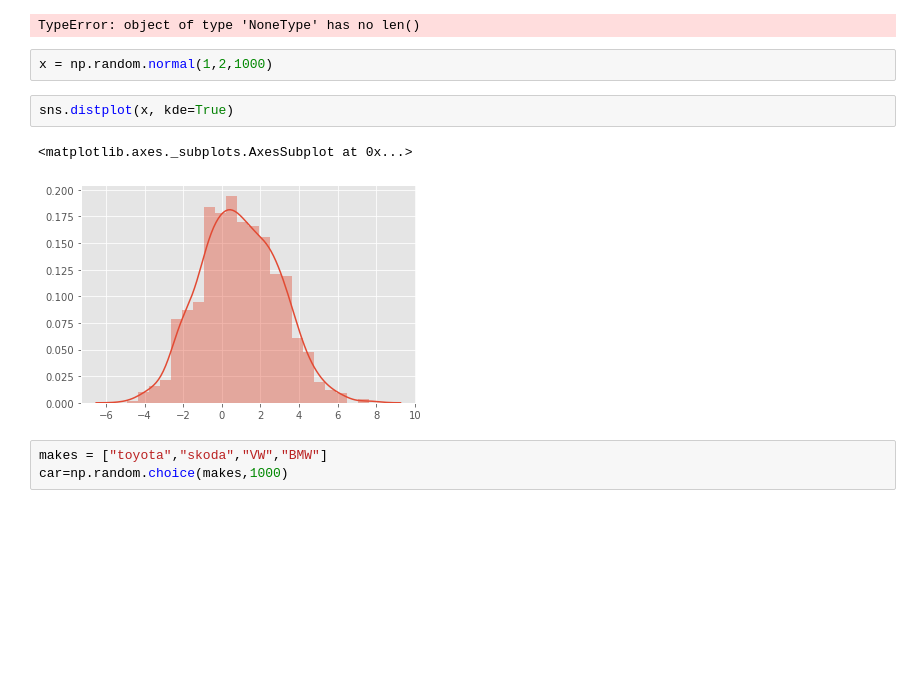
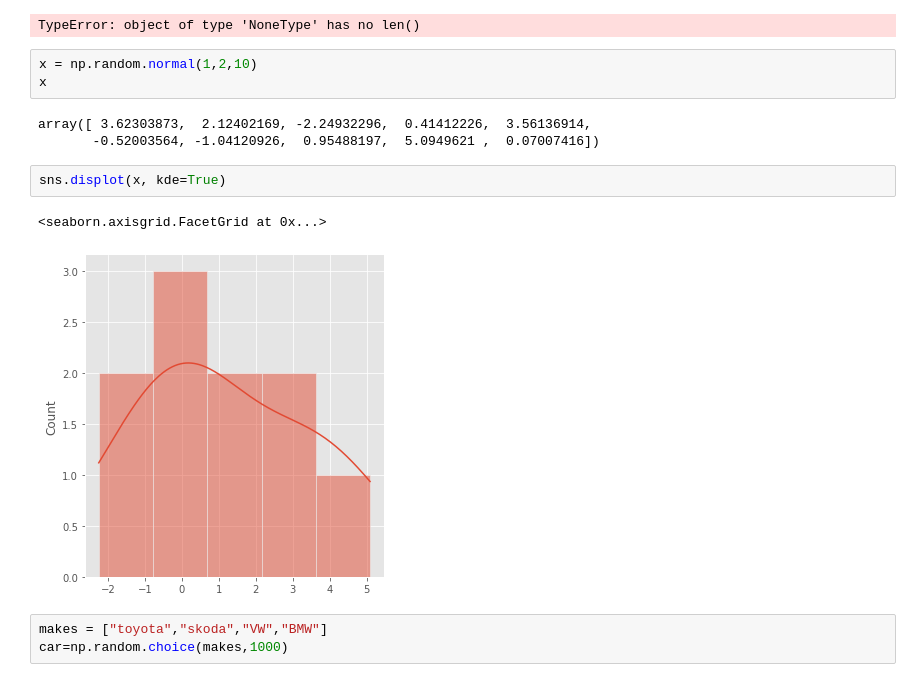
Before and after one commit to Jonathangmit/matplotlib-examples, a Jupyter notebook: exploring plots.ipynb, the cells around one changed output. Saved outputs shown, nothing was run; the diff lists cells and outputs as text; blank space fills up the shorter version.

```diff
--- a/exploring plots.ipynb
+++ b/exploring plots.ipynb
@@ -59,12 +59,16 @@ sns.relplot(x=x,y=y);
 # %% [output]
 TypeError: object of type 'NoneType' has no len()
 # %%
-x = np.random.normal(1,2,1000)
+x = np.random.normal(1,2,10)
+x
+# %% [output]
+array([ 3.62303873,  2.12402169, -2.24932296,  0.41412226,  3.56136914,
+       -0.52003564, -1.04120926,  0.95488197,  5.0949621 ,  0.07007416])
 # %%
-sns.distplot(x, kde=True)
+sns.displot(x, kde=True)
 # %% [output]
-<matplotlib.axes._subplots.AxesSubplot at 0x...>
+<seaborn.axisgrid.FacetGrid at 0x...>
-[figure, old version]
+[figure, new version]
 # %%
 makes = ["toyota","skoda","VW","BMW"]
 car=np.random.choice(makes,1000)
```
Also changed, not shown: 1 other file.
